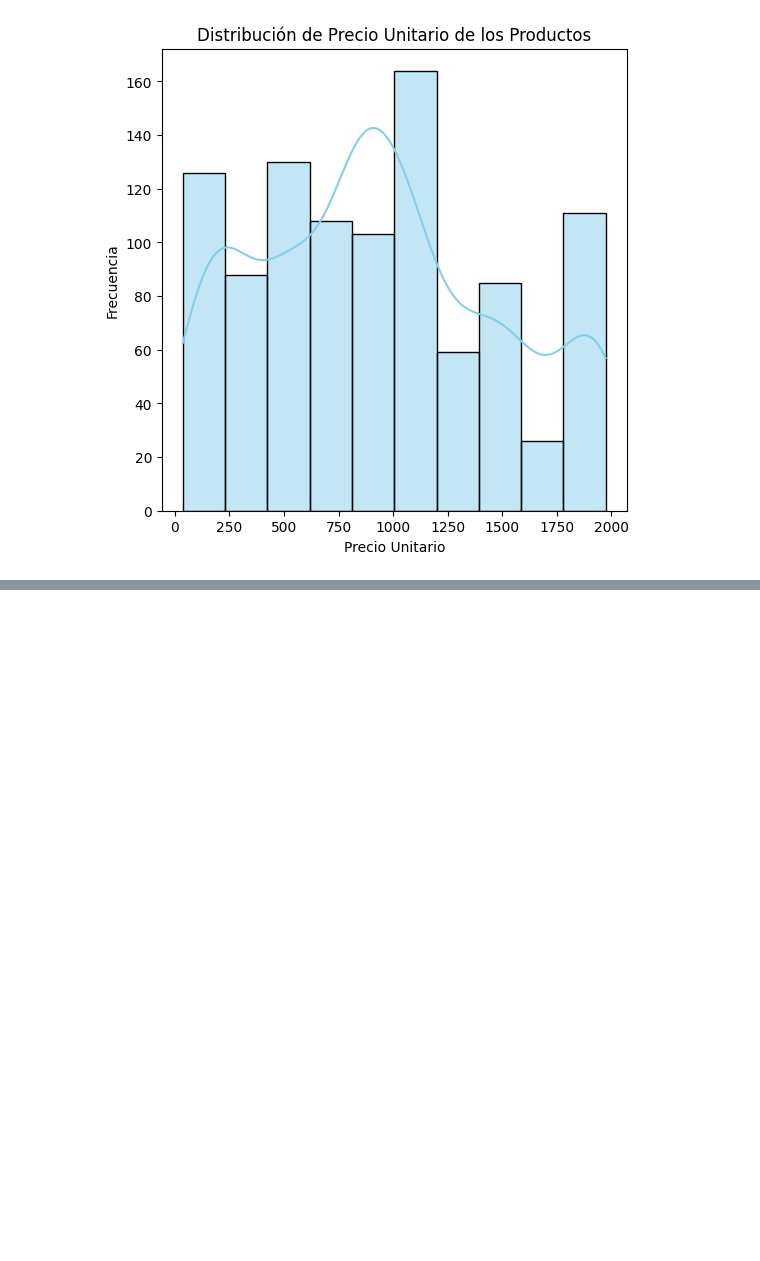
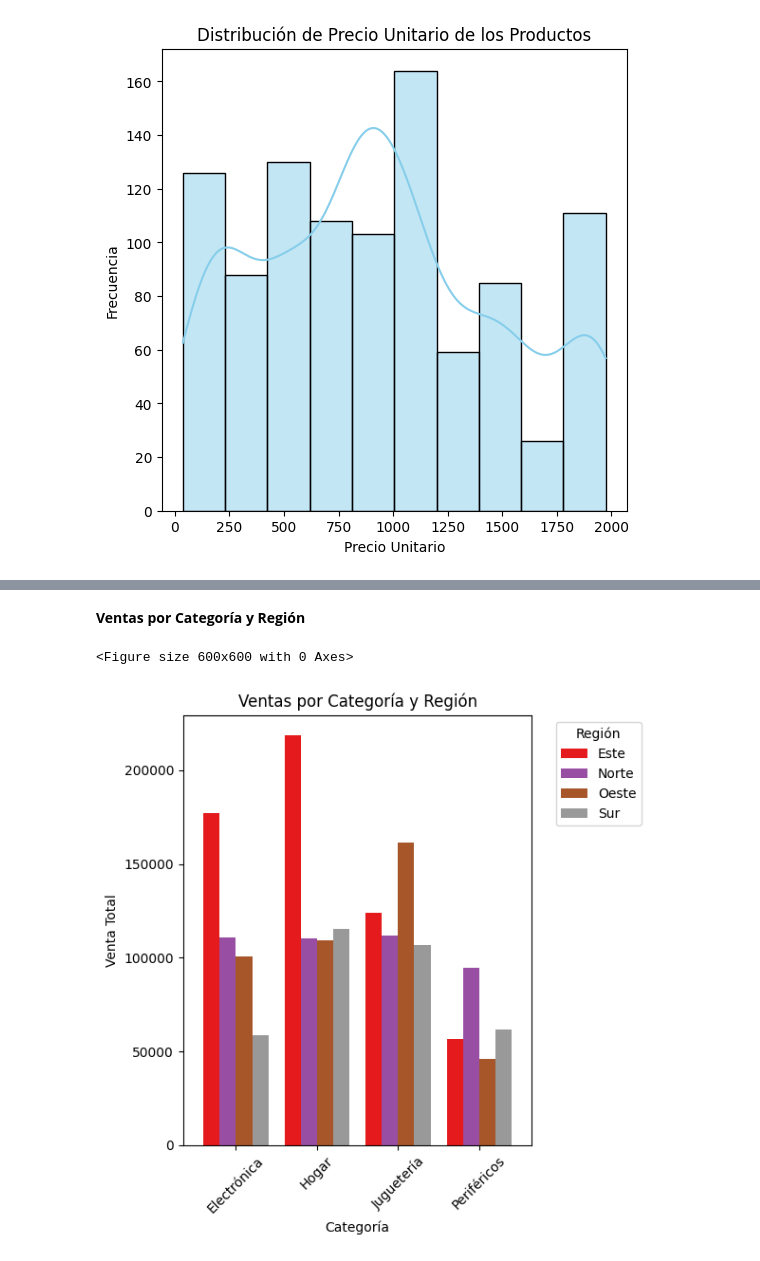
Before and after one commit to oguerra3001/Grupo-3-DAJ10-TRABAJO-FINAL, a Jupyter notebook: Exploracion/Análisis exploratorio.ipynb, the cells around one changed output, grey strips where cells are left out. Saved outputs shown, nothing was run; the diff lists cells and outputs as text; code cells hidden in the pictures; blank space fills up the shorter version.

```diff
--- a/Exploracion/Análisis exploratorio.ipynb
+++ b/Exploracion/Análisis exploratorio.ipynb
@@ -120,0 +208,31 @@ plt.show()
+# %% [markdown]
+**Ventas por Categoría y Región**
+# %%
+# Agrupar por 'Categoria' y 'Region' para obtener las ventas totales por categoría y región
+ventas_por_categoria_region = data.groupby(['Categoria', 'Region'])['Venta Total'].sum().unstack().reset_index()
+
+# Configuración del gráfico
+plt.figure(figsize=(6, 6))
+
+# Crear un gráfico de barras agrupadas
+ventas_por_categoria_region.set_index('Categoria').plot(kind='bar', figsize=(6,6), colormap='Set1', width=0.8)
+
+# Título del gráfico
+plt.title('Ventas por Categoría y Región')
+
+# Etiquetas de los ejes
+plt.xlabel('Categoría')
+plt.ylabel('Venta Total')
+
+# Mostrar el gráfico
+plt.xticks(rotation=45)  # Rota las etiquetas del eje x para mejorar la legibilidad
+plt.legend(title='Región', bbox_to_anchor=(1.05, 1), loc='upper left')
+
+# Ajustar el diseño para que no se corten elementos
+plt.tight_layout()
+
+# Mostrar gráfico
+plt.show()
+# %% [output]
+<Figure size 600x600 with 0 Axes>
+[figure, added]
```
Also changed, not shown: parts of 4 cells of this notebook.
